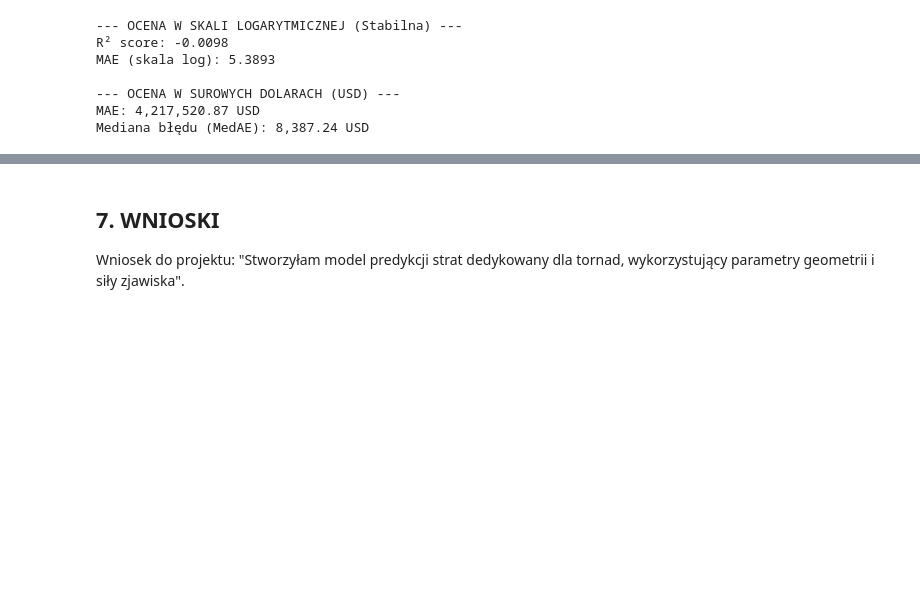
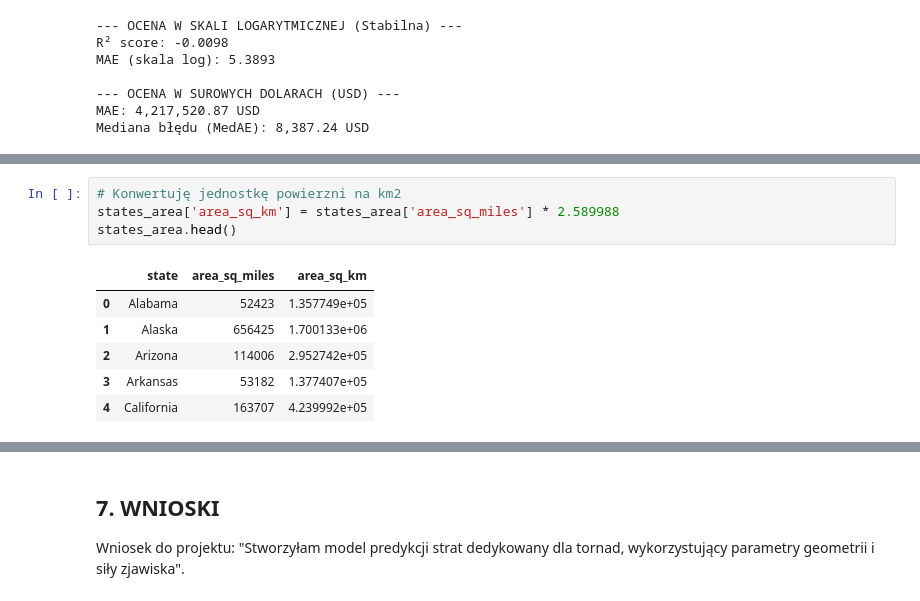
Before and after one commit to piaseckazaneta/Python, a Jupyter notebook: Zaneta_Piasecka_Mini_projekt_2026.ipynb, the cells around one changed output, grey strips where cells are left out. Drawn from its saved outputs; the diff is of its cells as text; blank space fills up the shorter version.

```diff
--- a/Zaneta_Piasecka_Mini_projekt_2026.ipynb
+++ b/Zaneta_Piasecka_Mini_projekt_2026.ipynb
@@ -683,0 +721,11 @@ Mediana błędu (MedAE): 8,387.24 USD
+# %%
+# Konwertuję jednostkę powierzni na km2
+states_area['area_sq_km'] = states_area['area_sq_miles'] * 2.589988
+states_area.head()
+# %% [output]
+|  | state | area_sq_miles | area_sq_km |
+| 0 | Alabama | 52423 | 1.357749e+05 |
+| 1 | Alaska | 656425 | 1.700133e+06 |
+| 2 | Arizona | 114006 | 2.952742e+05 |
+| 3 | Arkansas | 53182 | 1.377407e+05 |
+| 4 | California | 163707 | 4.239992e+05 |
```
Also changed, not shown: parts of 7 cells of this notebook.
